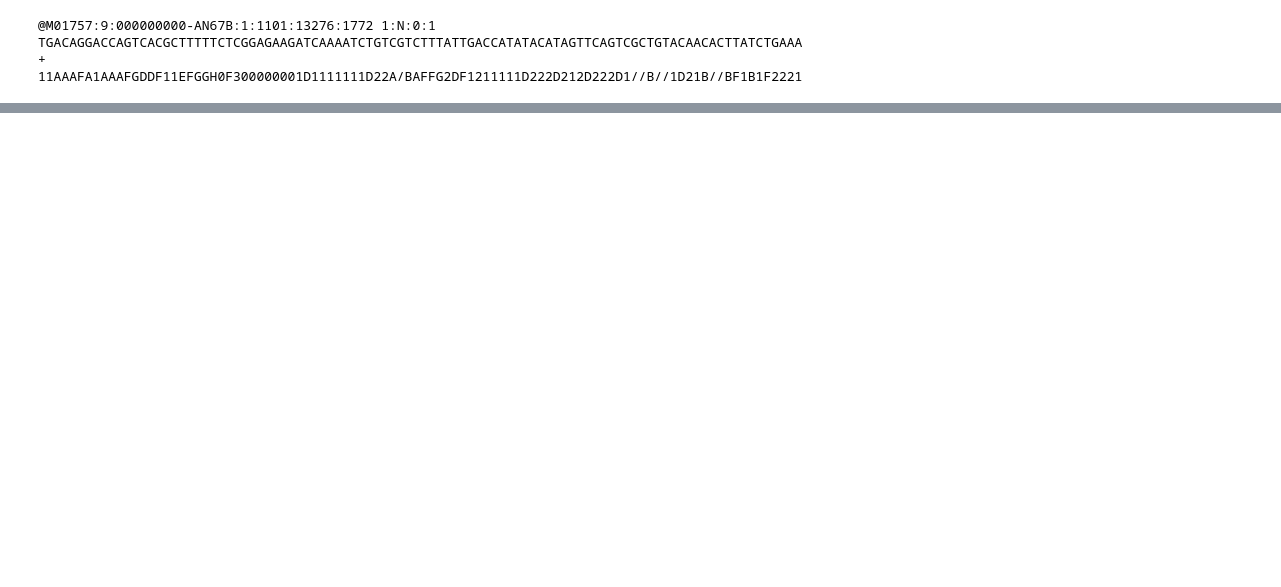
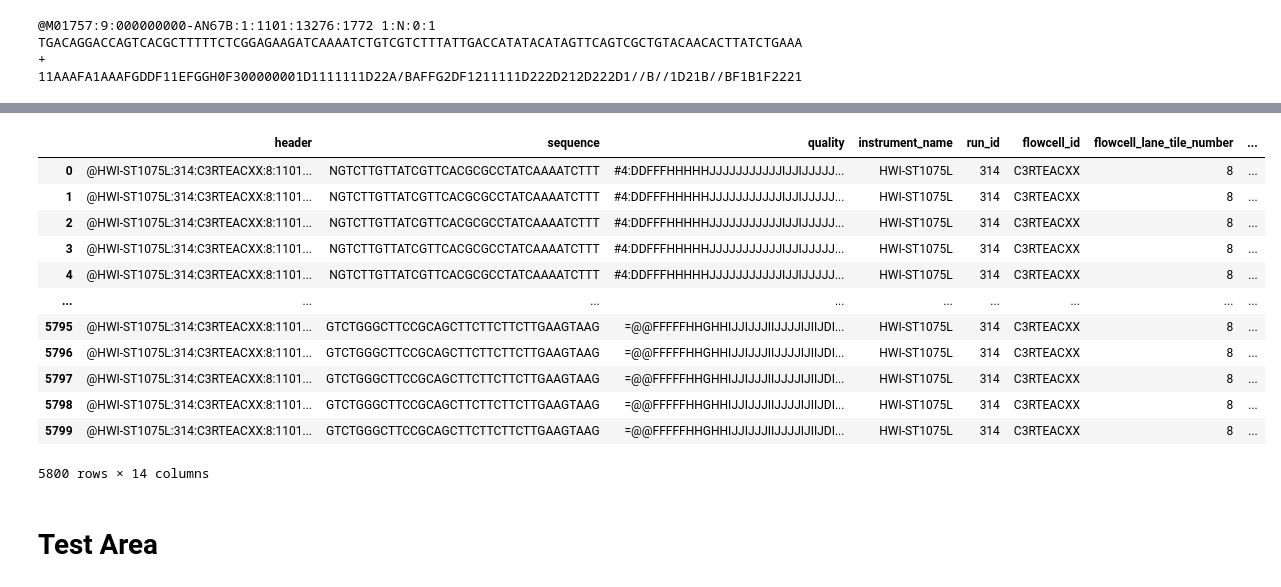
Before and after one commit to awells-uva/capstone2022, a Jupyter notebook: Read_Fast_Files.ipynb, the cells around one changed output, grey strips where cells are left out. Saved outputs shown, nothing was run; the diff lists cells and outputs as text; code cells hidden in the pictures; blank space fills up the shorter version.

```diff
--- a/Read_Fast_Files.ipynb
+++ b/Read_Fast_Files.ipynb
@@ -66,0 +200,23 @@ df.head()
+# %%
+lst_col = 'short_sequence'
+
+df = pandas.DataFrame({ col:numpy.repeat(df[col].values, df[lst_col].str.len())
+                       for col in df.columns.difference([lst_col])}).assign(**{lst_col:numpy.concatenate(df[lst_col].values)})[df.columns.tolist()]
+# %%
+df
+# %% [output]
+|  | header | sequence | quality | instrument_name | run_id | flowcell_id | flowcell_lane_tile_number | ... |
+| 0 | @HWI-ST1075L:314:C3RTEACXX:8:1101... | NGTCTTGTTATCGTTCACGCGCCTATCAAAATCTTT | #4:DDFFFHHHHHJJJJJJJJJJJIJJIJJJJJ... | HWI-ST1075L | 314 | C3RTEACXX | 8 | ... |
+| 1 | @HWI-ST1075L:314:C3RTEACXX:8:1101... | NGTCTTGTTATCGTTCACGCGCCTATCAAAATCTTT | #4:DDFFFHHHHHJJJJJJJJJJJIJJIJJJJJ... | HWI-ST1075L | 314 | C3RTEACXX | 8 | ... |
+| 2 | @HWI-ST1075L:314:C3RTEACXX:8:1101... | NGTCTTGTTATCGTTCACGCGCCTATCAAAATCTTT | #4:DDFFFHHHHHJJJJJJJJJJJIJJIJJJJJ... | HWI-ST1075L | 314 | C3RTEACXX | 8 | ... |
+| 3 | @HWI-ST1075L:314:C3RTEACXX:8:1101... | NGTCTTGTTATCGTTCACGCGCCTATCAAAATCTTT | #4:DDFFFHHHHHJJJJJJJJJJJIJJIJJJJJ... | HWI-ST1075L | 314 | C3RTEACXX | 8 | ... |
+| 4 | @HWI-ST1075L:314:C3RTEACXX:8:1101... | NGTCTTGTTATCGTTCACGCGCCTATCAAAATCTTT | #4:DDFFFHHHHHJJJJJJJJJJJIJJIJJJJJ... | HWI-ST1075L | 314 | C3RTEACXX | 8 | ... |
+| ... | ... | ... | ... | ... | ... | ... | ... | ... |
+| 5795 | @HWI-ST1075L:314:C3RTEACXX:8:1101... | GTCTGGGCTTCCGCAGCTTCTTCTTCTTGAAGTAAG | =@@FFFFFHHGHHIJJIJJJIIJJJJIJIIJDI... | HWI-ST1075L | 314 | C3RTEACXX | 8 | ... |
+| 5796 | @HWI-ST1075L:314:C3RTEACXX:8:1101... | GTCTGGGCTTCCGCAGCTTCTTCTTCTTGAAGTAAG | =@@FFFFFHHGHHIJJIJJJIIJJJJIJIIJDI... | HWI-ST1075L | 314 | C3RTEACXX | 8 | ... |
+| 5797 | @HWI-ST1075L:314:C3RTEACXX:8:1101... | GTCTGGGCTTCCGCAGCTTCTTCTTCTTGAAGTAAG | =@@FFFFFHHGHHIJJIJJJIIJJJJIJIIJDI... | HWI-ST1075L | 314 | C3RTEACXX | 8 | ... |
+| 5798 | @HWI-ST1075L:314:C3RTEACXX:8:1101... | GTCTGGGCTTCCGCAGCTTCTTCTTCTTGAAGTAAG | =@@FFFFFHHGHHIJJIJJJIIJJJJIJIIJDI... | HWI-ST1075L | 314 | C3RTEACXX | 8 | ... |
+| 5799 | @HWI-ST1075L:314:C3RTEACXX:8:1101... | GTCTGGGCTTCCGCAGCTTCTTCTTCTTGAAGTAAG | =@@FFFFFHHGHHIJJIJJJIIJJJJIJIIJDI... | HWI-ST1075L | 314 | C3RTEACXX | 8 | ... |
+5800 rows × 14 columns
+# %% [markdown]
+# Test Area
```
Also changed, not shown: parts of 21 cells of this notebook, 2 other files.
